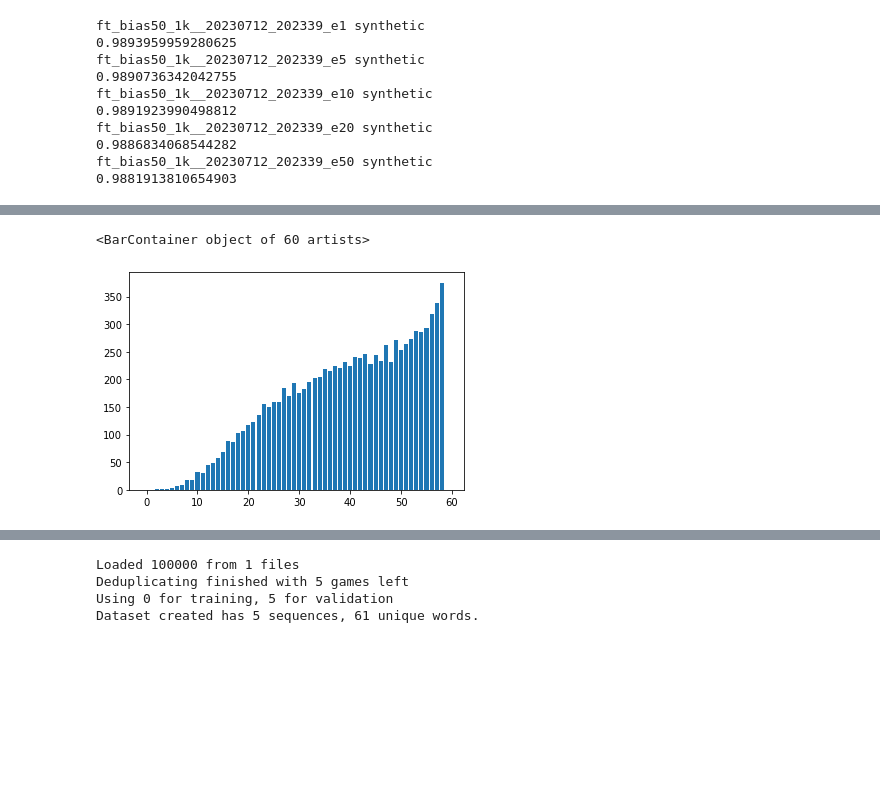
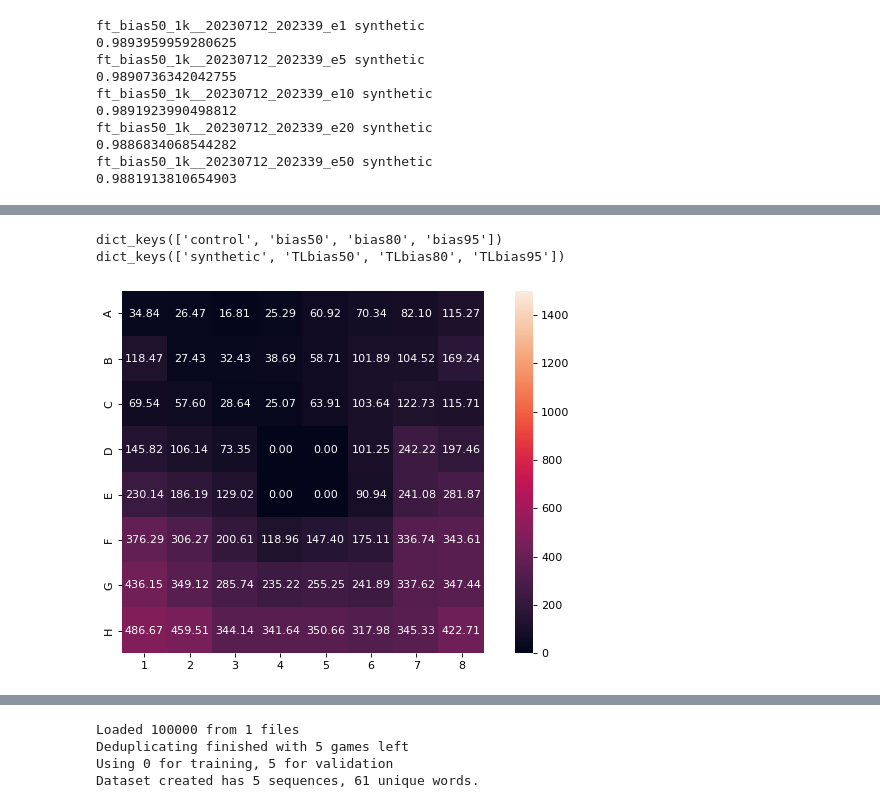
Before and after one commit to icemoon97/othello_world, a Jupyter notebook: othello_visualizations.ipynb, the cells around one changed output, grey strips where cells are left out. Cells and saved outputs as stored; diff of their text form; code cells hidden in the pictures; blank space fills up the shorter version.

Commit message:
cleaned up/organized visualization notebook

```diff
--- a/othello_visualizations.ipynb
+++ b/othello_visualizations.ipynb
@@ -36,14 +38,15 @@ def load_othello_model(ckpt):
     else:
         print("NO GPU FOUND")
 # %%
-def draw_heatmap(token_pred):
+def draw_heatmap(token_pred, **kwargs):
     # take off first token, as it isn't a board position
     token_pred = token_pred[1:]
     # add padding to get from tokens -> board positions
     padding = np.zeros(2)
     board = np.concatenate([token_pred[:27], padding, token_pred[27:33], padding, token_pred[33:]], axis=0)
     # plotting
-    fig=plt.figure(figsize=(10, 6), dpi= 80, facecolor='w', edgecolor='k')
-    sns.heatmap(board.reshape(8, 8),
+    fig = plt.figure(figsize=(10, 6), dpi= 80, facecolor='w', edgecolor='k')
+    sns.heatmap(board.reshape(8, 8), **kwargs,
             yticklabels=list("ABCDEFGH"), xticklabels=list(range(1,9)), square=True,
             annot=True, fmt=".2f")
+    return fig
@@ -266,5 +193,19 @@ print(move_mass)
-# %%
-plt.bar(range(len(move_mass)), move_mass)
-# %% [output]
-<BarContainer object of 60 artists>
-[figure, removed]
+# %%
+raw = np.load("visuals/data/illegal_move_mass10k.npz")
+
+data = {}
+for k,v in raw.items():
+    model, dataset = k.split("_")
+    if model not in data:
+        data[model] = {}
+    data[model][dataset] = v.sum(axis=1)
+
+print(data.keys())
+print(data['control'].keys())
+# %% [output]
+dict_keys(['control', 'bias50', 'bias80', 'bias95'])
+dict_keys(['synthetic', 'TLbias50', 'TLbias80', 'TLbias95'])
+# %%
+fig = draw_heatmap(data["bias50"]["TLbias50"], vmax=1500)
+# %% [output]
+[figure, added]
```
Also changed, not shown: parts of 18 cells of this notebook.
